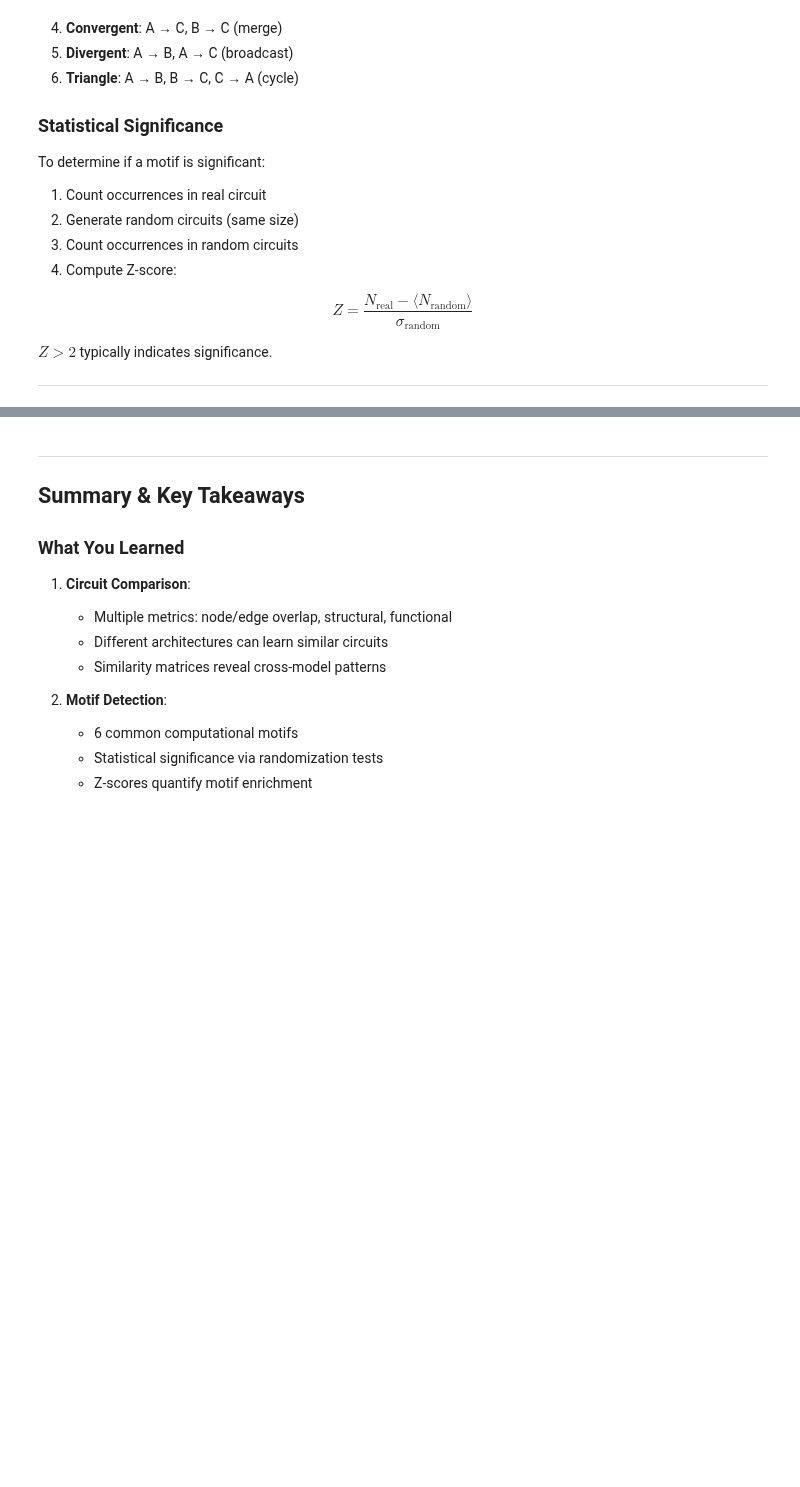
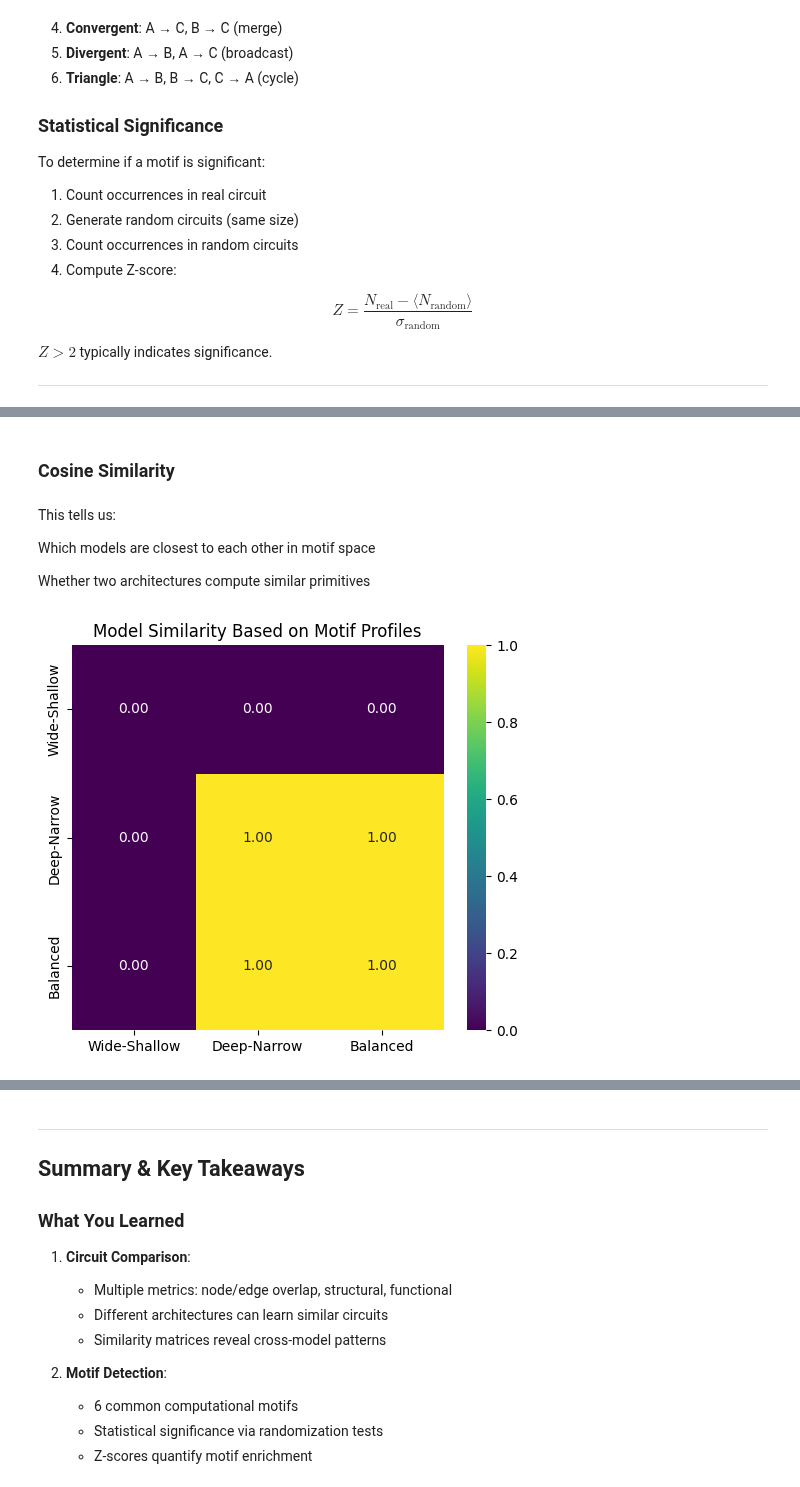
Before and after one commit to sidhulyalkar/neurOS-v1, a Jupyter notebook: packages/neuros-mechint/examples/13_circuit_comparison_and_motifs.ipynb, the cells around one changed output, grey strips where cells are left out. Cells and saved outputs as stored; diff of their text form; code cells hidden in the pictures; blank space fills up the shorter version.

```diff
--- a/packages/neuros-mechint/examples/13_circuit_comparison_and_motifs.ipynb
+++ b/packages/neuros-mechint/examples/13_circuit_comparison_and_motifs.ipynb
@@ -659,0 +971,23 @@ print(f"\nTotal consensus motifs: {len(consensus_motifs)}/{len(motif_types)}")
+# %% [markdown]
+### Cosine Similarity
+# %% [markdown]
+This tells us:
+
+Which models are closest to each other in motif space
+
+Whether two architectures compute similar primitives
+# %%
+from sklearn.metrics.pairwise import cosine_similarity
+import matplotlib.pyplot as plt
+import seaborn as sns
+
+similarity = cosine_similarity(model_vectors)
+
+plt.figure(figsize=(6,5))
+sns.heatmap(similarity, annot=True, cmap="viridis",
+            xticklabels=model_names, yticklabels=model_names,
+            fmt=".2f")
+plt.title("Model Similarity Based on Motif Profiles")
+plt.show()
+# %% [output]
+[figure, added]
```
Also changed, not shown: parts of 20 cells of this notebook, 10 other files.
